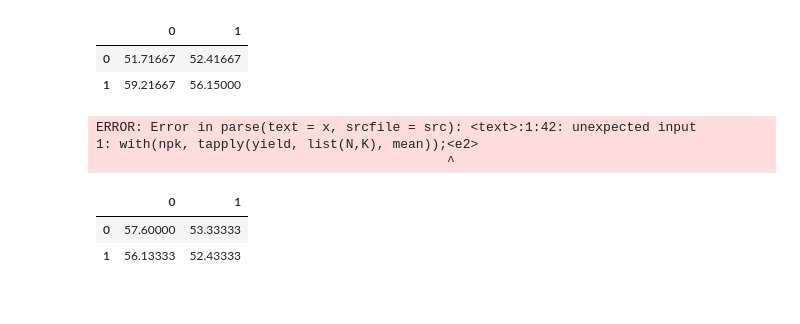
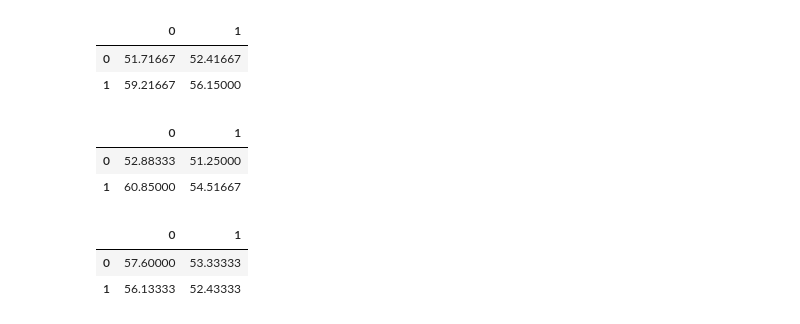
Before and after one commit to trallard/BAD_days, a Jupyter notebook: Day2/BAD_DAY2/AoV_R_Notebook.ipynb, the cells around one changed output. Cells and saved outputs as stored; diff of their text form; code cells hidden in the pictures.

```diff
--- a/Day2/BAD_DAY2/AoV_R_Notebook.ipynb
+++ b/Day2/BAD_DAY2/AoV_R_Notebook.ipynb
@@ -233,9 +234,9 @@ with(npk, tapply(yield, list(N,P), mean));
 | 0 | 51.71667 | 52.41667 |
 | 1 | 59.21667 | 56.15000 |
 # %%
-with(npk, tapply(yield, list(N,K), mean));≈
+with(npk, tapply(yield, list(N,K), mean))
 # %% [output]
-ERROR: Error in parse(text = x, srcfile = src): <text>:1:42: unexpected input
-1: with(npk, tapply(yield, list(N,K), mean));<e2>
-                                             ^
+|  | 0 | 1 |
+| 0 | 52.88333 | 51.25000 |
+| 1 | 60.85000 | 54.51667 |
 # %%
```
Also changed, not shown: parts of 15 cells of this notebook, 7 other files.
